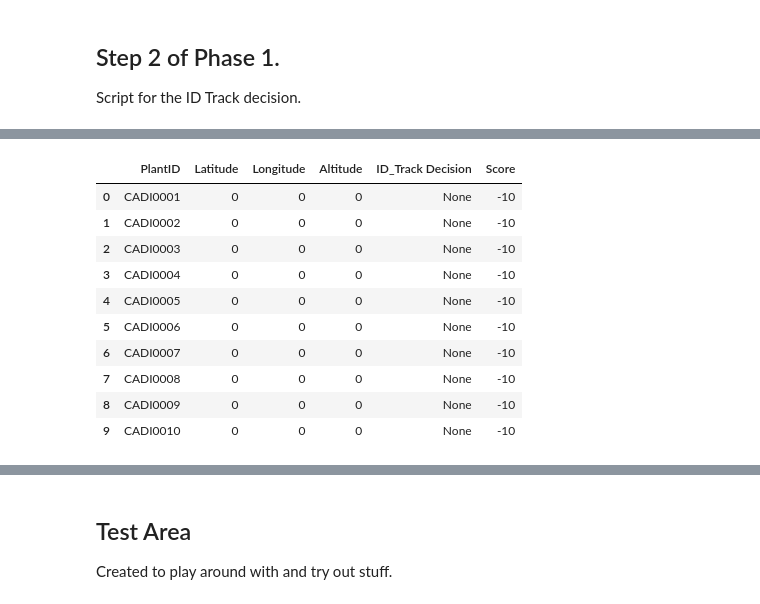
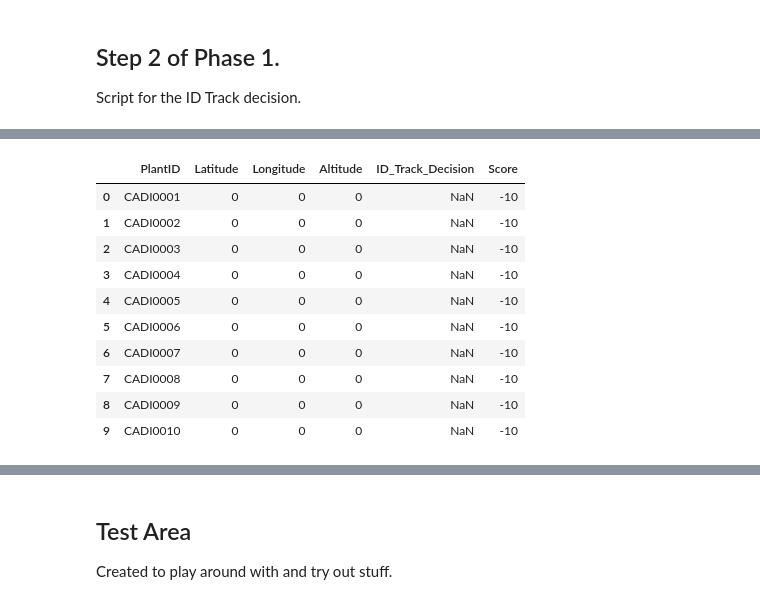
Before and after one commit to hringbauer/GPS-Cleaning-HZ, a Jupyter notebook: Antirrhinum Phase 1 Script.ipynb, the cells around one changed output, grey strips where cells are left out. Drawn from its saved outputs; the diff is of its cells as text; code cells hidden in the pictures.

```diff
--- a/Antirrhinum Phase 1 Script.ipynb
+++ b/Antirrhinum Phase 1 Script.ipynb
@@ -215,7 +216,7 @@ Script for the ID Track decision.
 # %%
 # First load the Data Frame
 df = pd.read_csv(output_folder + output_file_name, sep="$")     # Create Panda Data Frame of all merged individuals
-print("Successfully loaded")
+print("Successfully loaded\n")
 print("Shape of Data: ")
 print(df.shape)
 
@@ -240,7 +241,7 @@ print("Nr of total Labels: %i" % len(df))
 # Create a Data Frame into which finally the values are filled in; only unique Labels
 dic={'PlantID': unique_labels, 'Latitude': 0, 'Longitude': 0, 'Altitude': 0, 'ID_Track Decision': 'None', 'Score': -10}
 # At the end; there should be no -10 at the Score Column!!
-final_decision = pd.DataFrame(dic, columns=['PlantID','Latitude','Longitude','Altitude','ID_Track Decision',  'Score'])
+final_decision = pd.DataFrame(dic, columns=['PlantID','Latitude','Longitude', 'Altitude', 'ID_Track_Decision', 'Score'])
 final_decision.head(10)
 # %% [output]
 Successfully loaded
@@ -247,24 +249,24 @@ Successfully loaded
 Shape of Data:
 (25821, 29)
 J1548    8
 L1359    8
 J1251    8
 P0056    8
 M0121    7
 Name: PlantID, dtype: int64
 Nr of unique Labels: 18215
 Nr of total Labels: 25821
-|  | PlantID | Latitude | Longitude | Altitude | ID_Track Decision | Score |
-| 0 | CADI0001 | 0 | 0 | 0 | None | -10 |
-| 1 | CADI0002 | 0 | 0 | 0 | None | -10 |
-| 2 | CADI0003 | 0 | 0 | 0 | None | -10 |
-| 3 | CADI0004 | 0 | 0 | 0 | None | -10 |
-| 4 | CADI0005 | 0 | 0 | 0 | None | -10 |
-| 5 | CADI0006 | 0 | 0 | 0 | None | -10 |
-| 6 | CADI0007 | 0 | 0 | 0 | None | -10 |
-| 7 | CADI0008 | 0 | 0 | 0 | None | -10 |
-| 8 | CADI0009 | 0 | 0 | 0 | None | -10 |
-| 9 | CADI0010 | 0 | 0 | 0 | None | -10 |
+|  | PlantID | Latitude | Longitude | Altitude | ID_Track_Decision | Score |
+| 0 | CADI0001 | 0 | 0 | 0 | NaN | -10 |
+| 1 | CADI0002 | 0 | 0 | 0 | NaN | -10 |
+| 2 | CADI0003 | 0 | 0 | 0 | NaN | -10 |
+| 3 | CADI0004 | 0 | 0 | 0 | NaN | -10 |
+| 4 | CADI0005 | 0 | 0 | 0 | NaN | -10 |
+| 5 | CADI0006 | 0 | 0 | 0 | NaN | -10 |
+| 6 | CADI0007 | 0 | 0 | 0 | NaN | -10 |
+| 7 | CADI0008 | 0 | 0 | 0 | NaN | -10 |
+| 8 | CADI0009 | 0 | 0 | 0 | NaN | -10 |
+| 9 | CADI0010 | 0 | 0 | 0 | NaN | -10 |
 # %%
 #Now write functions to set the various Values of the Data Frame:
 # First, Pairwise GPS-Distance
```
Also changed, not shown: parts of 10 cells of this notebook, 1 other file.
